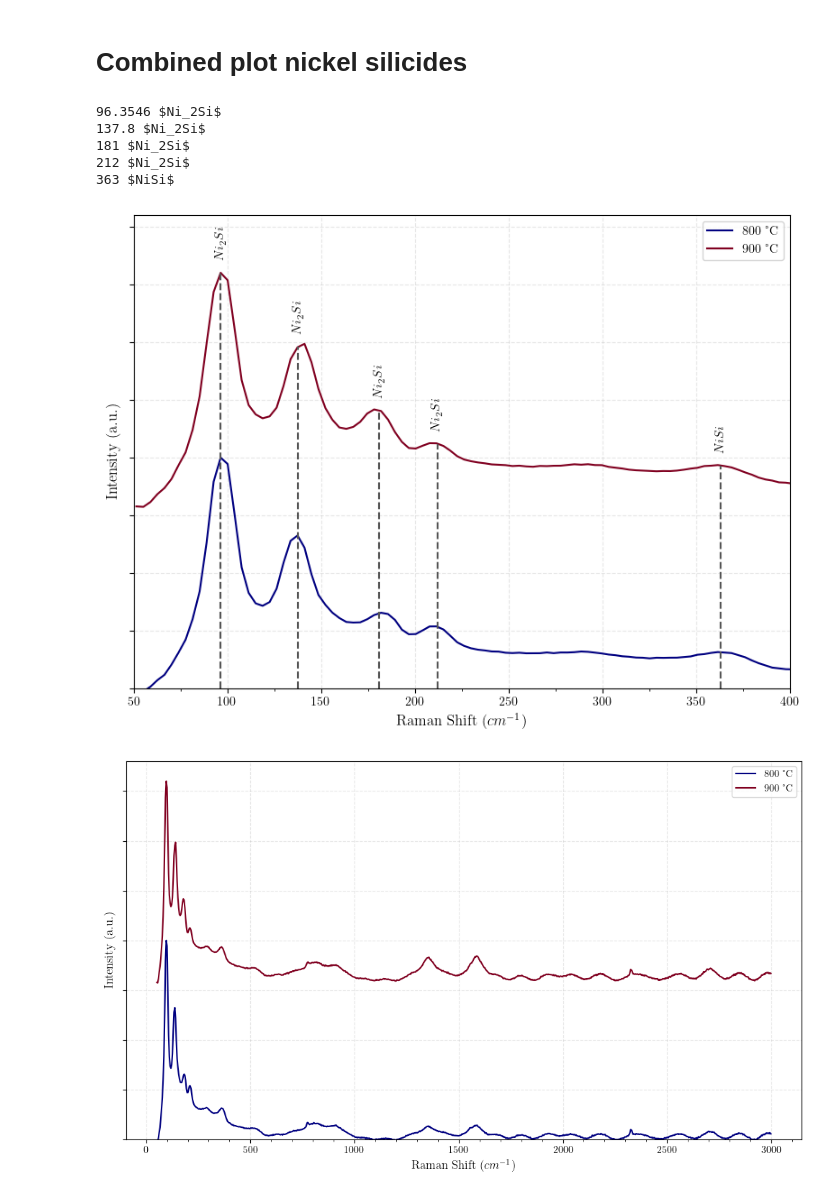
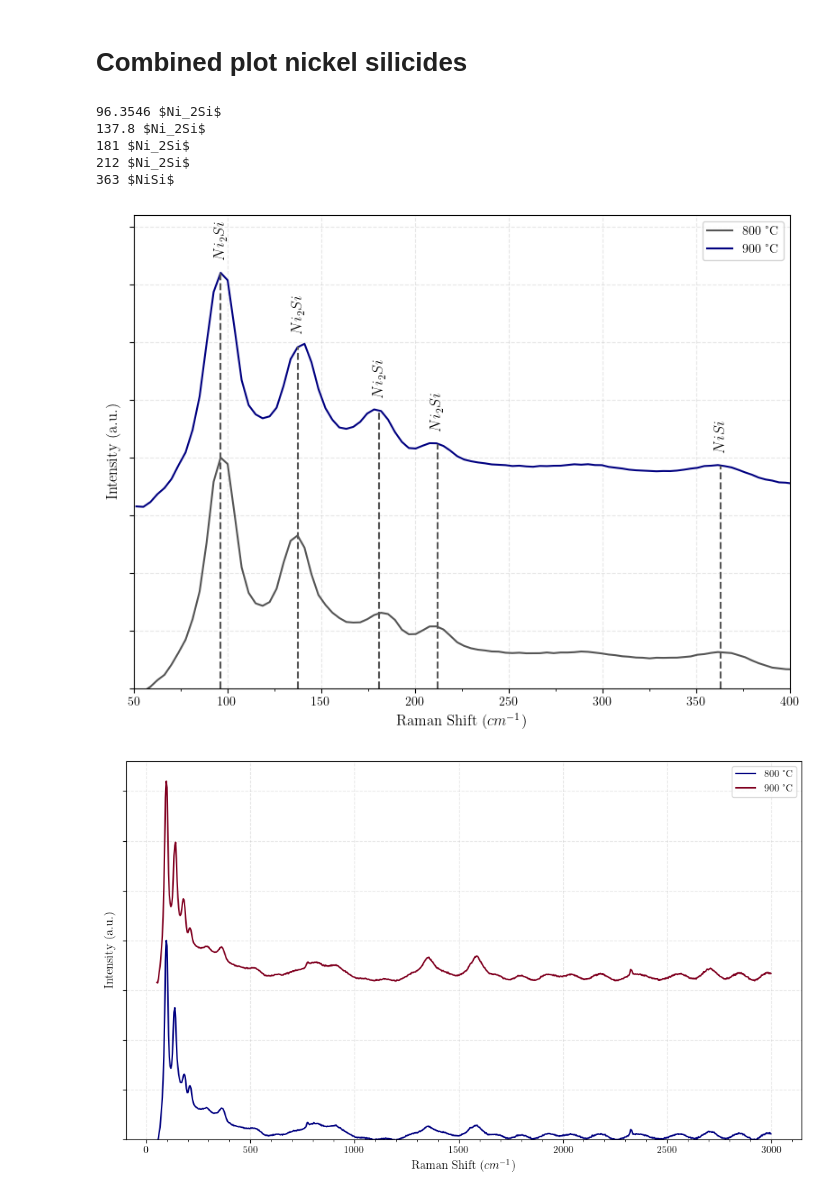
Before and after one commit to XXLutz13/Master_data, a Jupyter notebook: Raman/plotting_fit.ipynb, the cells around one changed output. Saved outputs shown, nothing was run; the diff lists cells and outputs as text; code cells hidden in the pictures.

Commit message:
plotting

```diff
--- a/Raman/plotting_fit.ipynb
+++ b/Raman/plotting_fit.ipynb
@@ -224,38 +224,38 @@ data_800["norm_800"] = data_800['Corrected Intensity'] / data_800['Corrected Int
 data_900["norm_900"] = data_900['Corrected Intensity'] / data_900['Corrected Intensity'].max()
 
 offset = 0.8
-ax.plot(data_800['Raman shift'], data_800["norm_800"], color="#000080", label='800 °C')
-ax.plot(data_900['Raman shift'], data_900["norm_900"] + offset, color="#800020", label='900 °C')
+ax.plot(data_800['Raman shift'], data_800["norm_800"], color="#555555", label='800 °C')
+ax.plot(data_900['Raman shift'], data_900["norm_900"] + offset, color="#000080", label='900 °C')
 
 # ax.vlines([1352.5, 1583], ymin=0, ymax=1.8, color="#555555", linestyle='--')
 peak_labels = {96.3546: '$Ni_2Si$', 137.8: '$Ni_2Si$', 181: '$Ni_2Si$', 212: '$Ni_2Si$', 363: '$NiSi$'}
 
 for position, name in peak_labels.items():
     print(position, name)
     y_height = np.interp(position, data_900['Raman shift'], data_900['norm_900'])
     ax.vlines([position], ymin=0, ymax=y_height + offset, color="#555555", linestyle='--')
     plt.text(position, y_height +offset+ 0.05, name,
-            ha='center', va='bottom', fontsize=10, fontweight='bold', rotation=90)
+            ha='center', va='bottom', fontsize=12, fontweight='bold', rotation=90)
 
 
 ax.set_xlabel(r"Raman Shift ($cm^{-1}$)", fontsize=12)
 ax.set_ylabel(r"Intensity (a.u.)", fontsize=12)
 ax.set_yticklabels([])
 ax.set_xlim(50, 400)
 ax.set_ylim(0, 2.05)
 ax.xaxis.set_minor_locator(MultipleLocator(25))
 ax.grid(True, linestyle='--', alpha=0.3, zorder=1)
 plt.legend()
 plt.tight_layout()
 # plt.savefig(f'../Images/Raman/NiSi.pdf', dpi=500)
 plt.show()
 # %% [output]
 96.3546 $Ni_2Si$
 137.8 $Ni_2Si$
 181 $Ni_2Si$
 212 $Ni_2Si$
 363 $NiSi$
-[figure, old version]
+[figure, new version]
 # %%
 fig, ax = plt.subplots(figsize=(10, 6))
 
```
Also changed, not shown: parts of 2 cells of this notebook, 1 other file.
